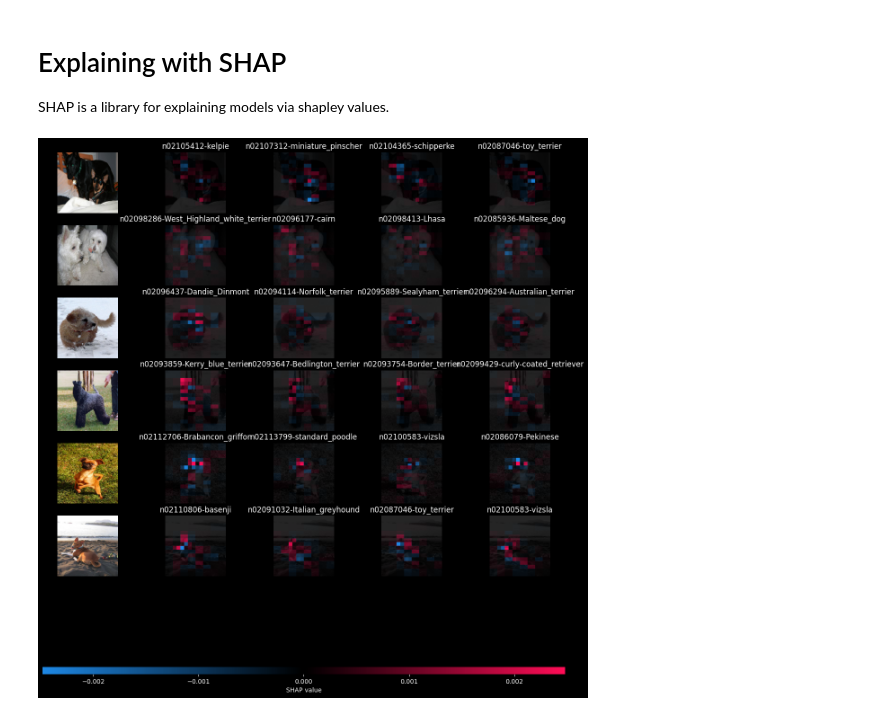
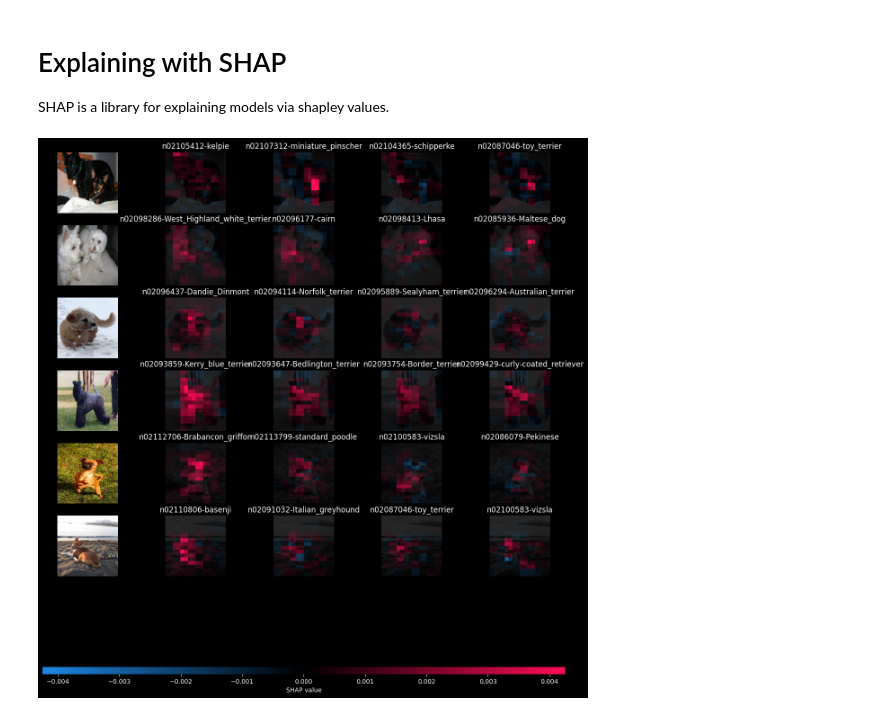
Before and after one commit to xXKeNdAmAmAsTeRXx/XAI_methods_in_classification, a Jupyter notebook: SHAP.ipynb, the cells around one changed output. Saved outputs shown, nothing was run; the diff lists cells and outputs as text; code cells hidden in the pictures.

Commit message:
shap with different masker

```diff
--- a/SHAP.ipynb
+++ b/SHAP.ipynb
@@ -93,32 +93,33 @@ batch_size = 50
 n_evals = 5000
 class_names = dataset.classes
 
 
 list_of_np_arrays = [np.array(dataset[i][0].resize((224,224))) for i in idx]
 sample = np.stack(list_of_np_arrays)
 
 # define a masker that is used to mask out partitions of the input image.
 masker_blur = shap.maskers.Image("blur(2,2)", sample[0].shape)
+masker_inpaint = shap.maskers.Image("inpaint_telea", sample[0].shape)
 
 # create an explainer with model and image masker
-explainer = shap.Explainer(predict, masker_blur, output_names=class_names)
+explainer = shap.Explainer(predict, masker_inpaint, output_names=class_names)
 
 # feed only one image
 # here we explain two images using 100 evaluations of the underlying model to estimate the SHAP values
 shap_values = explainer(
     sample,
     max_evals=n_evals,
     batch_size=batch_size,
     outputs=shap.Explanation.argsort.flip[:topk],
 )
 
 shap_values.values = [val for val in np.moveaxis(shap_values.values, -1, 0)]
 # (shap_values.data.shape, shap_values.values[0].shape)
 
 shap.image_plot(
     shap_values=shap_values.values,
     pixel_values=shap_values.data,
     labels=shap_values.output_names,
 )
 # %% [output]
-[figure, old version]
+[figure, new version]
```
